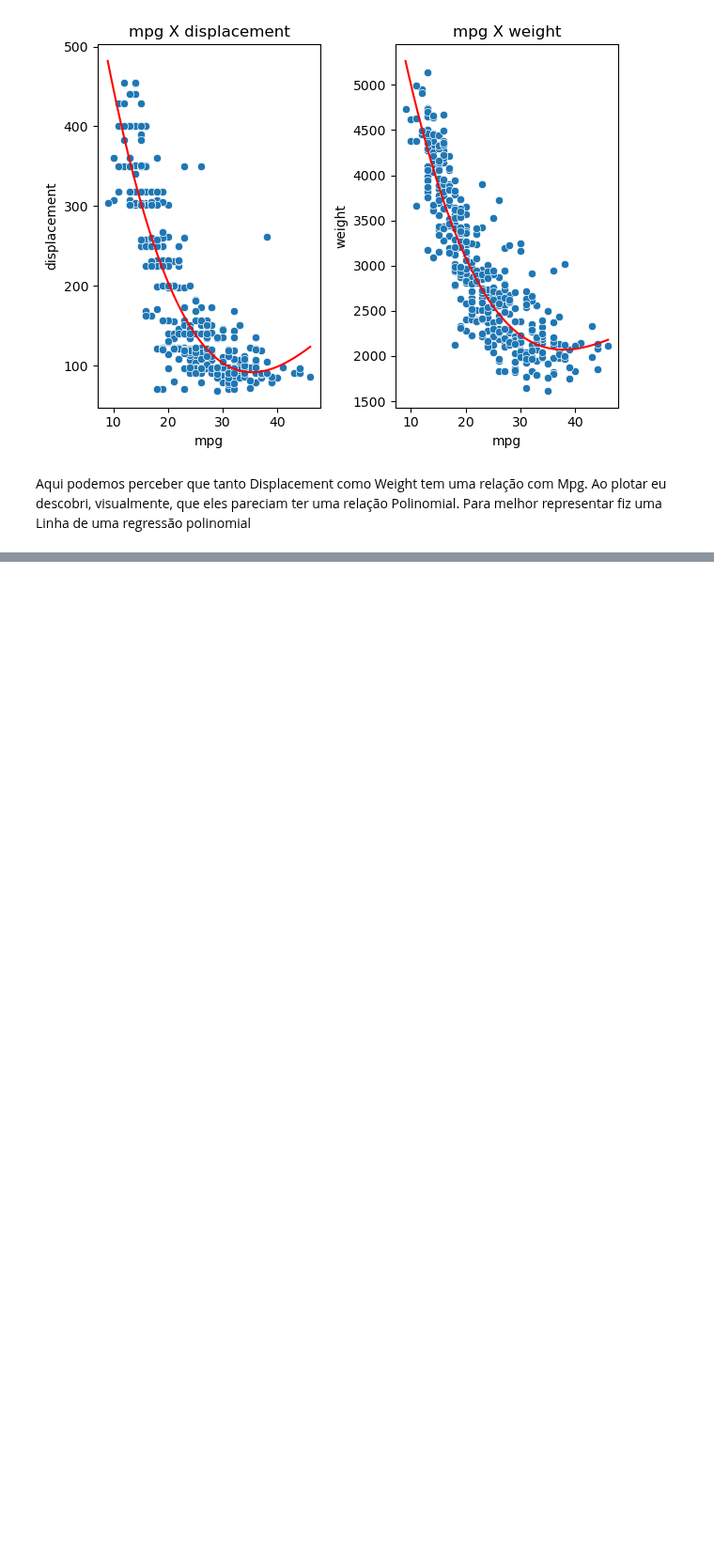
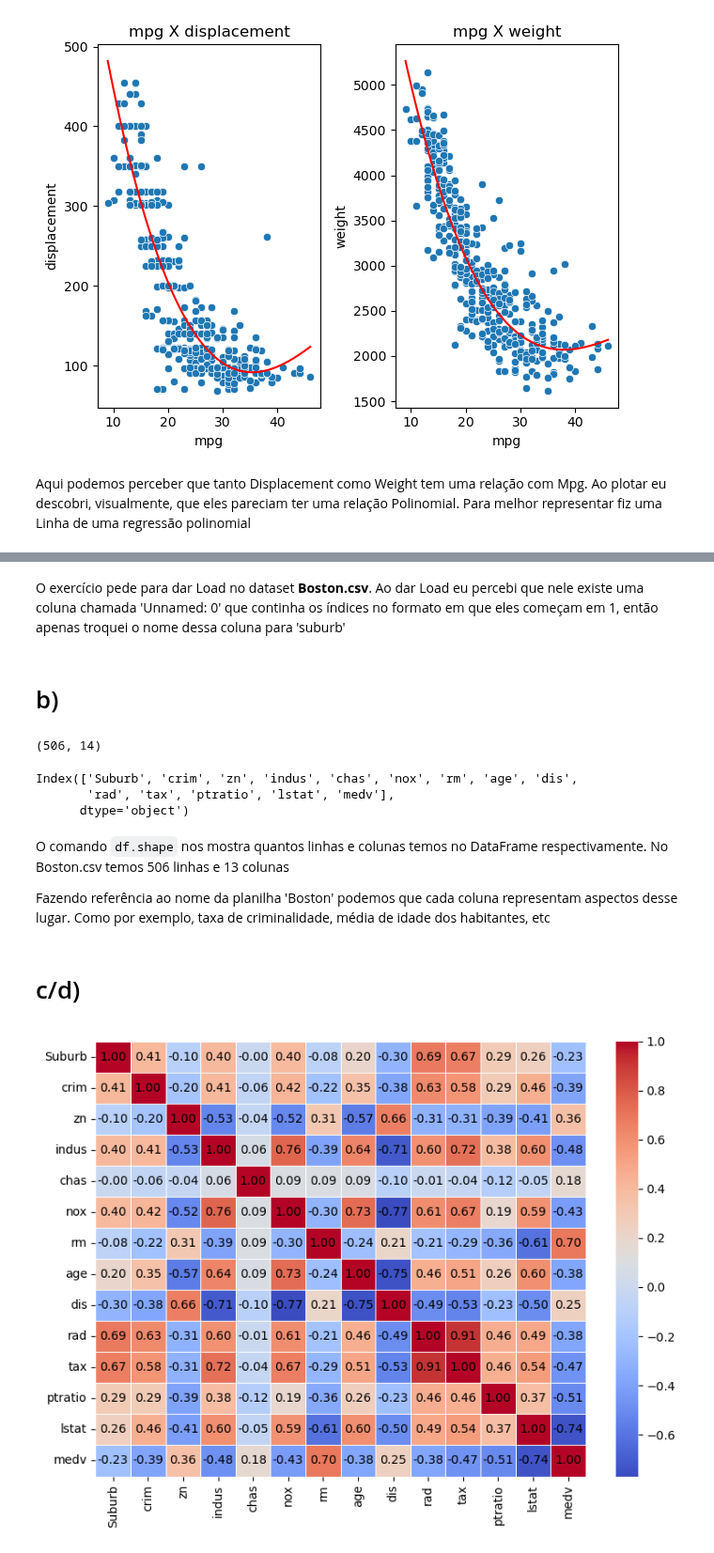
Before and after one commit to josinovmota/Defeating-An-introduction-to-statistical-learning, a Jupyter notebook: Exercises/2.4 Exercises(Statistical Learning)/main.ipynb, the cells around one changed output, grey strips where cells are left out. Shown at 94% size. Drawn from its saved outputs; the diff is of its cells as text; code cells hidden in the pictures; blank space fills up the shorter version.

Commit message:
Continuando os exercícios 2.4

````diff
--- a/Exercises/2.4 Exercises(Statistical Learning)/main.ipynb
+++ b/Exercises/2.4 Exercises(Statistical Learning)/main.ipynb
@@ -212,0 +215,6 @@ Aqui podemos perceber que tanto Displacement como Weight tem uma relação com M
+# %%
+df = pd.read_csv('data\\Boston.csv')
+
+df = df.rename({'Unnamed: 0': 'suburb'}, axis=1)
+
+df.head()
@@ -212,0 +228,28 @@ Aqui podemos perceber que tanto Displacement como Weight tem uma relação com M
+# %% [markdown]
+O exercício pede para dar Load no dataset **Boston.csv**. Ao dar Load eu percebi que nele existe uma coluna chamada 'Unnamed: 0' que continha os índices no formato em que eles começam em 1, então apenas troquei o nome dessa coluna para 'suburb'
+# %% [markdown]
+# b)
+# %%
+print(df.shape)
+
+df.columns
+# %% [output]
+(506, 14)
+Index(['Suburb', 'crim', 'zn', 'indus', 'chas', 'nox', 'rm', 'age', 'dis',
+       'rad', 'tax', 'ptratio', 'lstat', 'medv'],
+      dtype='object')
+# %% [markdown]
+O comando ```df.shape``` nos mostra quantos linhas e colunas temos no DataFrame respectivamente. No Boston.csv temos 506 linhas e 13 colunas
+
+Fazendo referência ao nome da planilha 'Boston' podemos que cada coluna representam aspectos desse lugar. Como por exemplo, taxa de criminalidade, média de idade dos habitantes, etc
+# %% [markdown]
+# c/d)
+# %%
+df.corr(numeric_only=True)
+
+plt.figure(figsize=(8, 6))
+sns.heatmap(df.corr(numeric_only=True), cmap="coolwarm", linewidths=0.5, annot=True, annot_kws={"size": 10, "color": "black"}, fmt=".2f")
+plt.tight_layout()
+plt.show()
+# %% [output]
+[figure, added]
````
Also changed, not shown: parts of 11 cells of this notebook, 1 other file.
